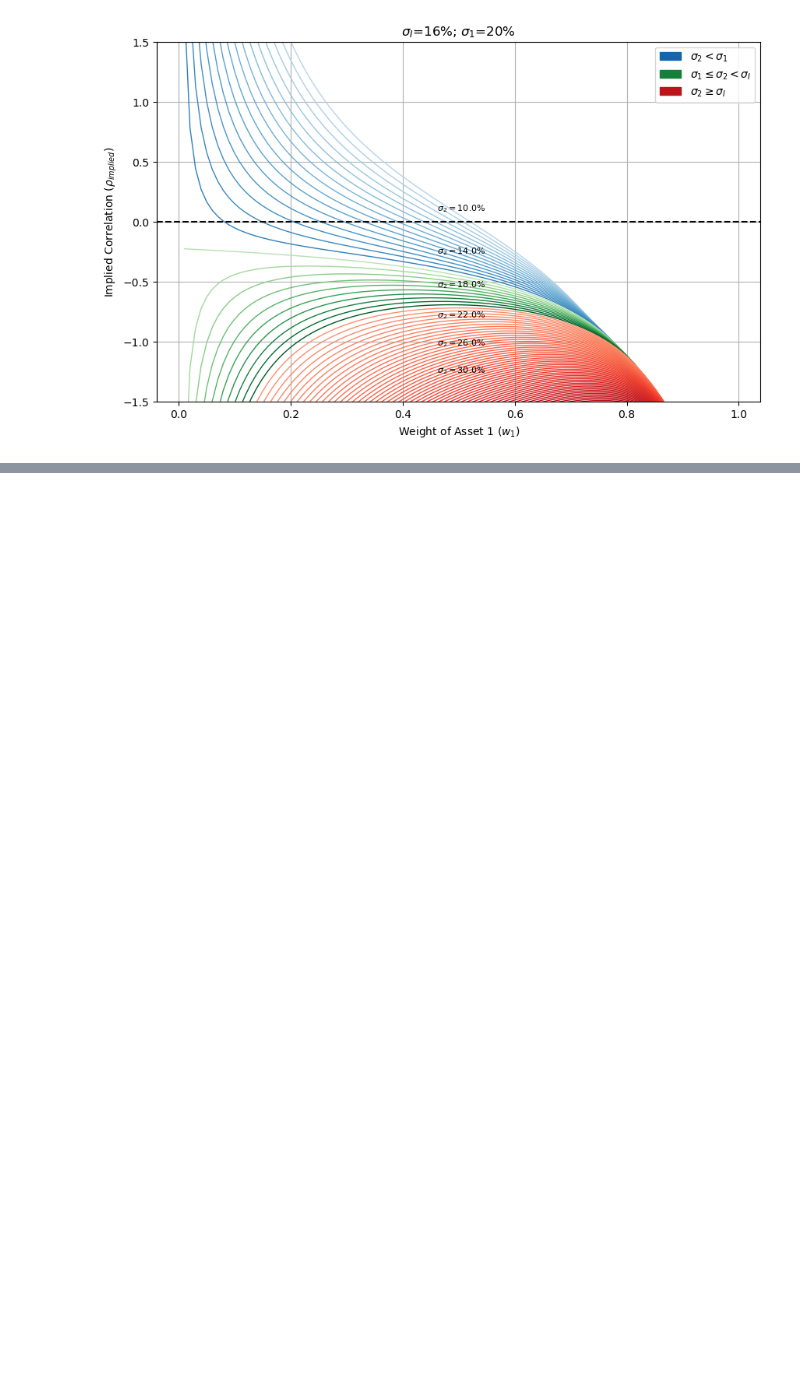
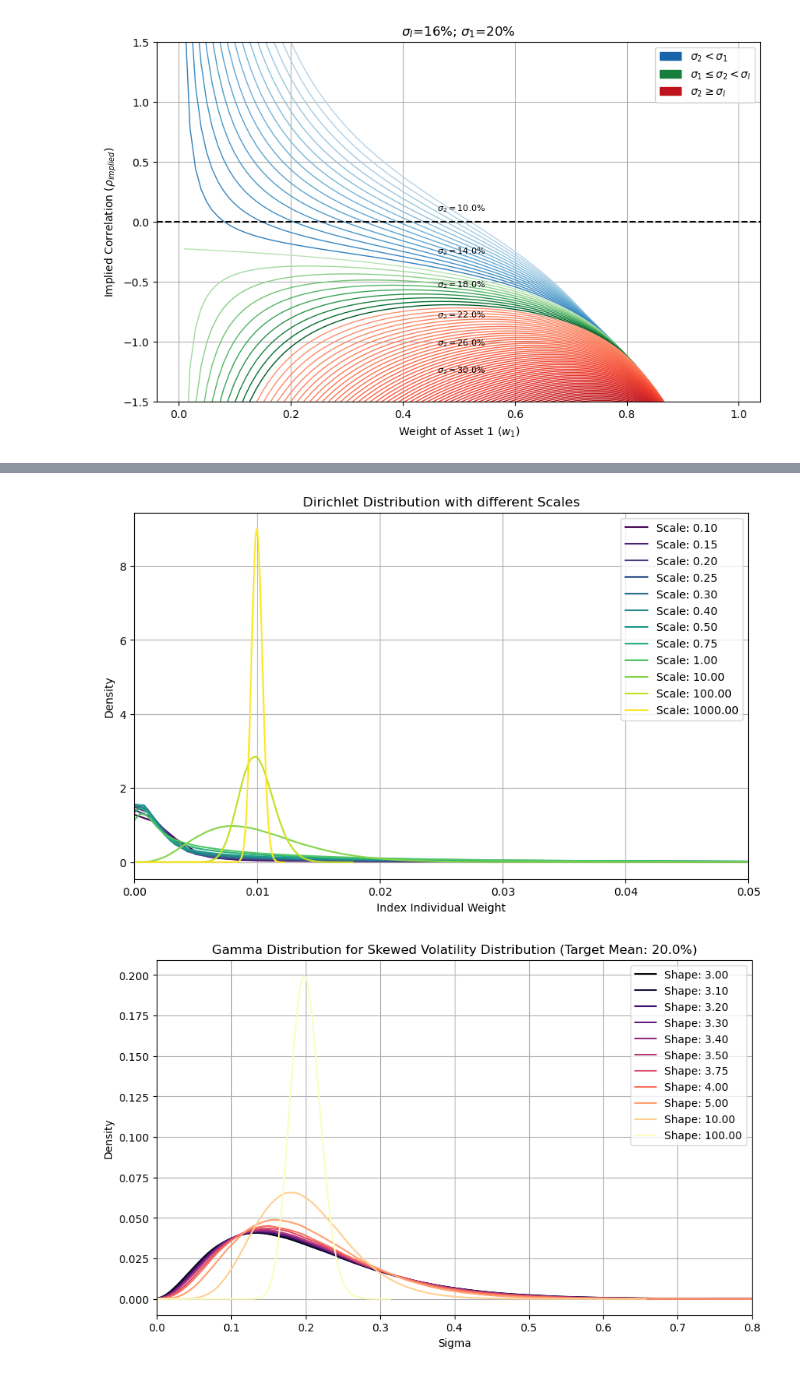
Before and after one commit to the-salty-austin/2025-iaqf-mafn, a Jupyter notebook: austin/implied_corr_model.ipynb, the cells around one changed output, grey strips where cells are left out. Cells and saved outputs as stored; diff of their text form; code cells hidden in the pictures; blank space fills up the shorter version.

```diff
--- a/austin/implied_corr_model.ipynb
+++ b/austin/implied_corr_model.ipynb
@@ -341,0 +419,59 @@ plt.show()
+# %%
+n_assets = 100
+target_mean = 0.20
+sigma_min = 0.05
+sigma_max = 0.70
+sigma_index = 0.28
+
+n_simulations = 10000
+
+# --- Plot for all alphas (Dirichlet distribution) ---
+fig, ax = plt.subplots(figsize=(10, 6))
+
+# Create colormap for alpha scales
+alpha_cmap = plt.get_cmap('viridis', len(alpha_scales))
+
+for i, alpha_scale in enumerate(alpha_scales):
+    alpha = np.ones(n_assets) * 0.5 * alpha_scale
+    weights = np.random.dirichlet(alpha, size=n_simulations)  # Generate multiple samples
+
+    # Use KDE to estimate the PDF
+    kde = gaussian_kde(weights.flatten())
+    x_vals = np.linspace(0, max(weights.flatten()), 500)  # Generate x-values for the curve
+    y_vals = kde(x_vals) / n_assets
+    ax.plot(x_vals, y_vals, color=alpha_cmap(i), label=f"Scale: {alpha_scale:.2f}")
+
+ax.set_xlabel("Index Individual Weight")
+ax.set_ylabel("Density")
+ax.set_title("Dirichlet Distribution with different Scales")
+ax.set_xlim((0.00, 0.05))
+ax.legend()
+ax.grid(True)
+
+# --- Plot for all gammas (Gamma distribution) ---
+fig, ax = plt.subplots(figsize=(10, 6))
+
+# Create colormap for gamma shapes
+gamma_cmap = plt.get_cmap('magma', len(gamma_shapes))
+
+for i, gamma_shape in enumerate(gamma_shapes):
+    scale = target_mean / gamma_shape
+    sigmas = np.random.gamma(gamma_shape, scale, size=n_simulations * n_assets)  # Generate multiple samples
+
+    # Use KDE to estimate the PDF
+    kde = gaussian_kde(sigmas)
+    x_vals = np.linspace(0, max(sigmas), 500)  # Generate x-values for the curve
+    y_vals = kde(x_vals) / n_assets
+    ax.plot(x_vals, y_vals, color=gamma_cmap(i), label=f"Shape: {gamma_shape:.2f}")
+
+ax.set_xlabel("Sigma")
+ax.set_ylabel("Density")
+ax.set_title(f"Gamma Distribution for Skewed Volatility Distribution (Target Mean: {target_mean*100:.1f}%)")
+ax.set_xlim((0.0, 0.8))
+ax.legend()
+ax.grid(True)
+
+plt.show()
+# %% [output]
+[figure, added]
+[figure, added]
```
Also changed, not shown: parts of 10 cells of this notebook, 5 other files.
